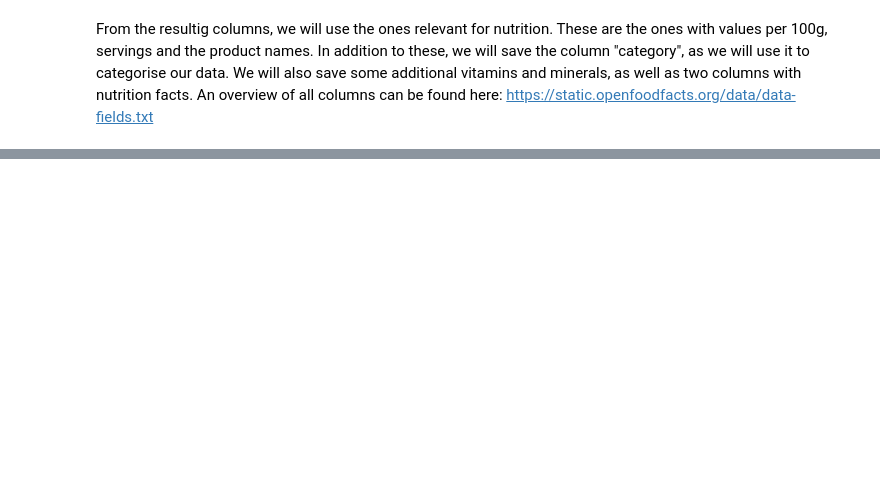
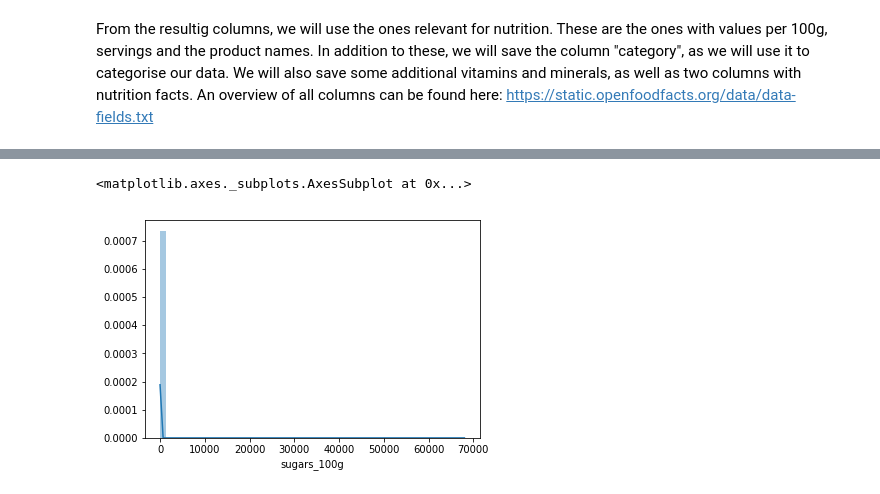
Before and after one commit to emmwel/ADAeda, a Jupyter notebook: Project/emmas.ipynb, the cells around one changed output, grey strips where cells are left out. Saved outputs shown, nothing was run; the diff lists cells and outputs as text; code cells hidden in the pictures; blank space fills up the shorter version.

```diff
--- a/Project/emmas.ipynb
+++ b/Project/emmas.ipynb
@@ -111,0 +198,5 @@ usa = us_data[re_columns]
+# %%
+sns.distplot(hmm)
+# %% [output]
+<matplotlib.axes._subplots.AxesSubplot at 0x...>
+[figure, added]
```
Also changed, not shown: parts of 14 cells of this notebook.
